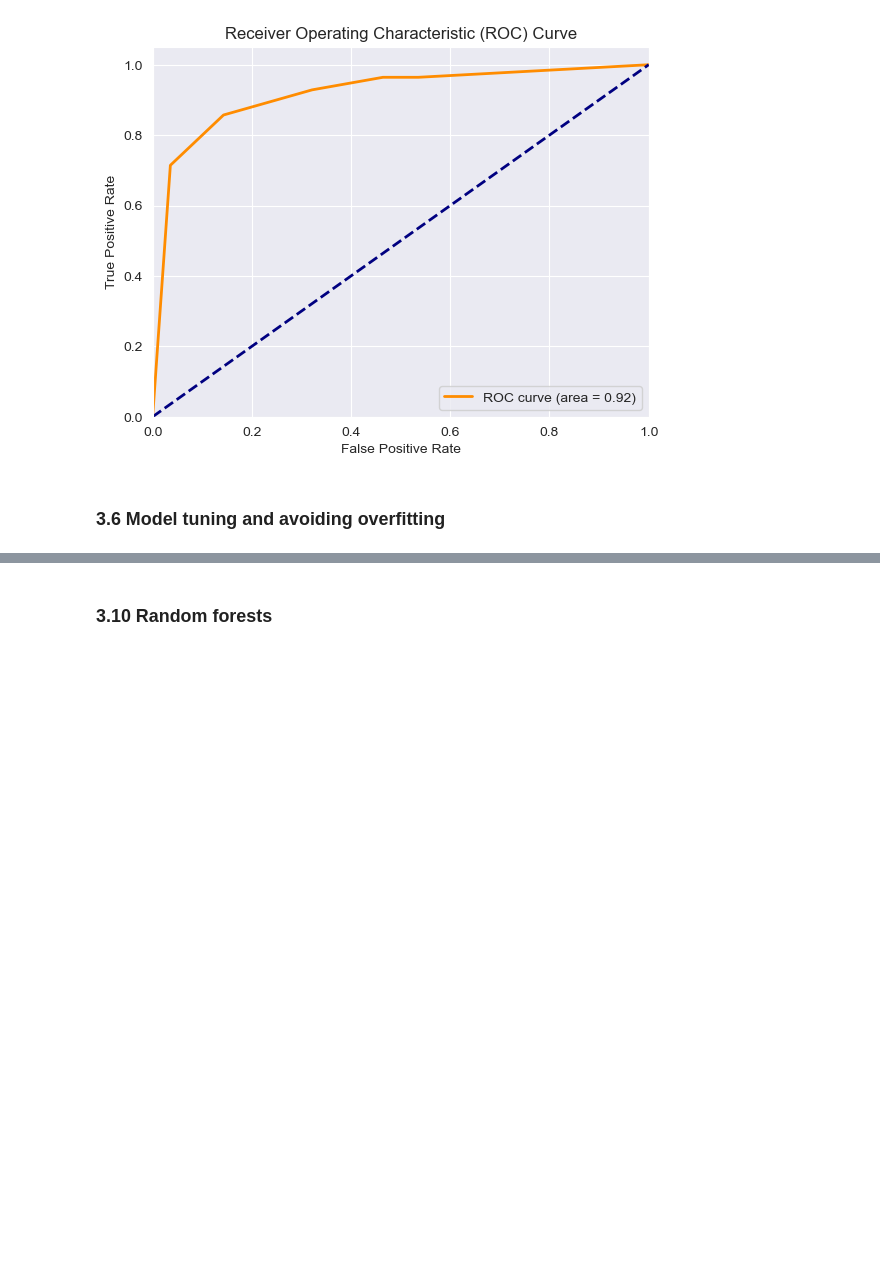
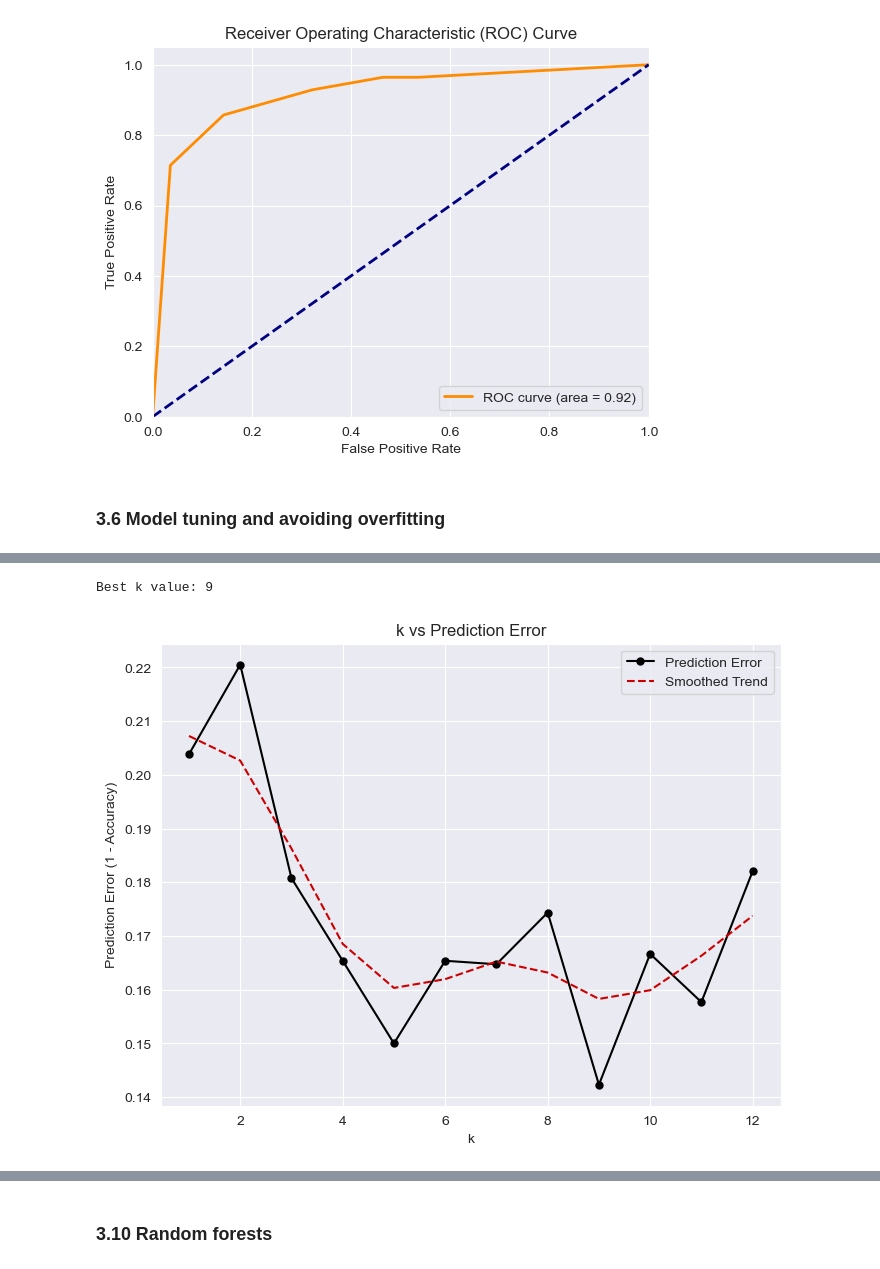
Before and after one commit to olxssa/computational_genomics, a Jupyter notebook: Module3_Supervised_Learning.ipynb, the cells around one changed output, grey strips where cells are left out. Cells and saved outputs as stored; diff of their text form; code cells hidden in the pictures; blank space fills up the shorter version.

```diff
--- a/Module3_Supervised_Learning.ipynb
+++ b/Module3_Supervised_Learning.ipynb
@@ -351,2 +481,59 @@ plt.show()
+# %%
+# Cross-validation
+
+from sklearn.model_selection import cross_val_score, GridSearchCV
+from sklearn.neighbors import KNeighborsClassifier
+from sklearn.metrics import make_scorer, accuracy_score
+
+# Set random seed
+np.random.seed(17)
+
+# Splitting the dataset into features and target
+X_train = training.iloc[:, 2:].values # Features
+y_train = training['subtype'].values # Target labels
+
+# Defining the parameter grid for k values
+param_grid = {'n_neighbors': np.arange(1, 13)}
+
+# Creating the k-NN model
+knn = KNeighborsClassifier()
+
+# Setting up 10-fold cross-validation
+grid_search = GridSearchCV(estimator=knn, param_grid=param_grid,
+                           scoring=make_scorer(accuracy_score),
+                           cv=10, n_jobs=-1)
+
+# Fitting the model
+grid_search.fit(X_train, y_train)
+
+# Best k value by cross-validation accuracy
+best_k = grid_search.best_params_['n_neighbors']
+print("Best k value:", best_k)
+# %% [output]
+Best k value: 9
+# %%
+# Extract results from GridSearchCV
+k_values = np.arange(1, 13)
+accuracy_scores = grid_search.cv_results_['mean_test_score']
+
+# Convert accuracy to prediction error
+prediction_errors = 1 - accuracy_scores
+
+# Plotting
+plt.figure(figsize=(8, 6))
+plt.plot(k_values, prediction_errors, 'o-', color='black', label='Prediction Error', markersize=5)
+plt.xlabel('k')
+plt.ylabel('Prediction Error (1 - Accuracy)')
+plt.title('k vs Prediction Error')
+plt.grid(True)
+
+# Add a smooth line for the trend
+smoothed_error = gaussian_filter1d(prediction_errors, sigma=1)  # Apply smoothing
+plt.plot(k_values, smoothed_error, color='#CC0000', linestyle='--', label='Smoothed Trend')
+
+plt.legend()
+plt.show()
+# %% [output]
+[figure, added]
 # %% [markdown]
 ### 3.7 Variable importance
```
Also changed, not shown: parts of 17 cells of this notebook, 1 other file.
